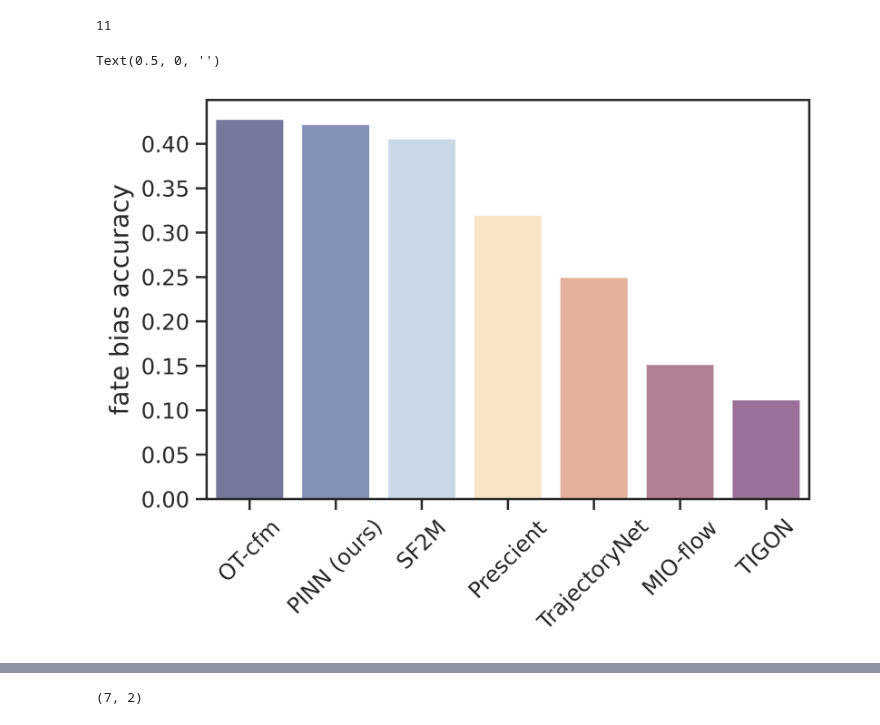
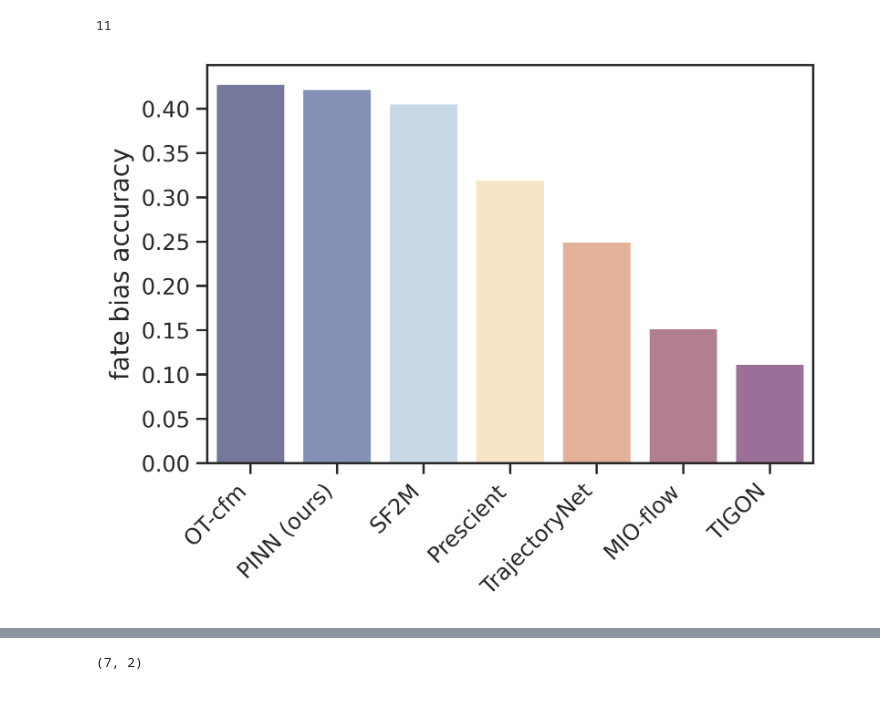
Before and after one commit to oZwZo/PINN_dynamics, a Jupyter notebook: Explore_Notebook/8.Benchmark_v/8-7.eval_comput_fate_bias.ipynb, the cells around one changed output, grey strips where cells are left out. Drawn from its saved outputs; the diff is of its cells as text; code cells hidden in the pictures.

```diff
--- a/Explore_Notebook/8.Benchmark_v/8-7.eval_comput_fate_bias.ipynb
+++ b/Explore_Notebook/8.Benchmark_v/8-7.eval_comput_fate_bias.ipynb
@@ -73,14 +75,19 @@ palette = dict(zip(fate_bias_accuracy[0].keys(), colors))
 # %%
 import seaborn as sns
 sns.set_theme(style='ticks', font_scale=1.1)
-fig, axs = plt.subplots(figsize=(6,4), dpi=600, frameon=False)
+fig = plt.figure(figsize=(6,5), dpi=600, frameon=False)
+gs = GridSpec(5, 1)
+axs = fig.add_subplot(gs[:4])
 sns.barplot(data=bias_df, x='Method', y='Fate Bias accuracy', ax=axs,hue='Method',
        palette=palette
             )
-plt.xticks(rotation=45)
+plt.xticks(rotation=45, ha='right')
 
 plt.ylabel('fate bias accuracy', fontsize=14)
 axs.set_xlabel("")
+
+# afig.add_axes(gs[-1])
+
+fig.savefig("figures/Fig3_fate_bias.pdf", format='pdf',transparent=True)
 # %% [output]
-Text(0.5, 0, '')
-[figure, old version]
+[figure, new version]
```
Also changed, not shown: parts of 16 cells of this notebook, 8 other files.
